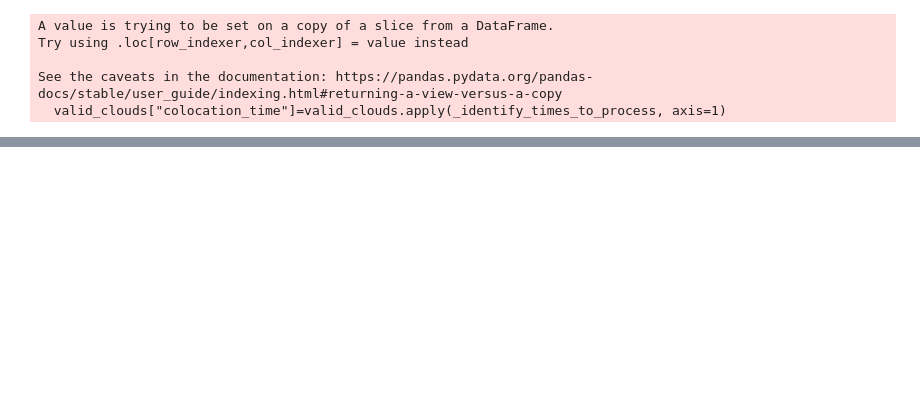
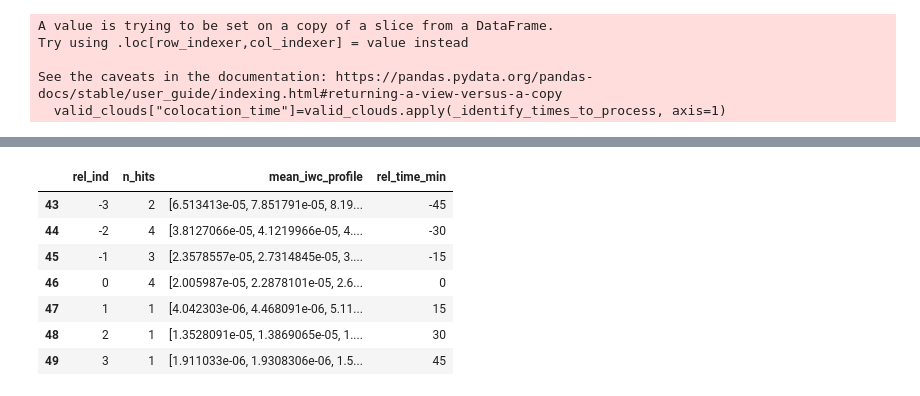
Before and after one commit to DragomirNikolov/MSGI, a Jupyter notebook: development/bulk_statistics.ipynb, the cells around one changed output, grey strips where cells are left out. Saved outputs shown, nothing was run; the diff lists cells and outputs as text; code cells hidden in the pictures; blank space fills up the shorter version.

```diff
--- a/development/bulk_statistics.ipynb
+++ b/development/bulk_statistics.ipynb
@@ -98,0 +204,11 @@ KeyError: 'iwc_bulk'
+# %%
+iwc_stats_by_rel_time[abs(iwc_stats_by_rel_time["rel_ind"])<=3]
+# %% [output]
+|  | rel_ind | n_hits | mean_iwc_profile | rel_time_min |
+| 43 | -3 | 2 | [6.513413e-05, 7.851791e-05, 8.19... | -45 |
+| 44 | -2 | 4 | [3.8127066e-05, 4.1219966e-05, 4.... | -30 |
+| 45 | -1 | 3 | [2.3578557e-05, 2.7314845e-05, 3.... | -15 |
+| 46 | 0 | 4 | [2.005987e-05, 2.2878101e-05, 2.6... | 0 |
+| 47 | 1 | 1 | [4.042303e-06, 4.468091e-06, 5.11... | 15 |
+| 48 | 2 | 1 | [1.3528091e-05, 1.3869065e-05, 1.... | 30 |
+| 49 | 3 | 1 | [1.911033e-06, 1.9308306e-06, 1.5... | 45 |
```
Also changed, not shown: parts of 20 cells of this notebook, 9 other files.
